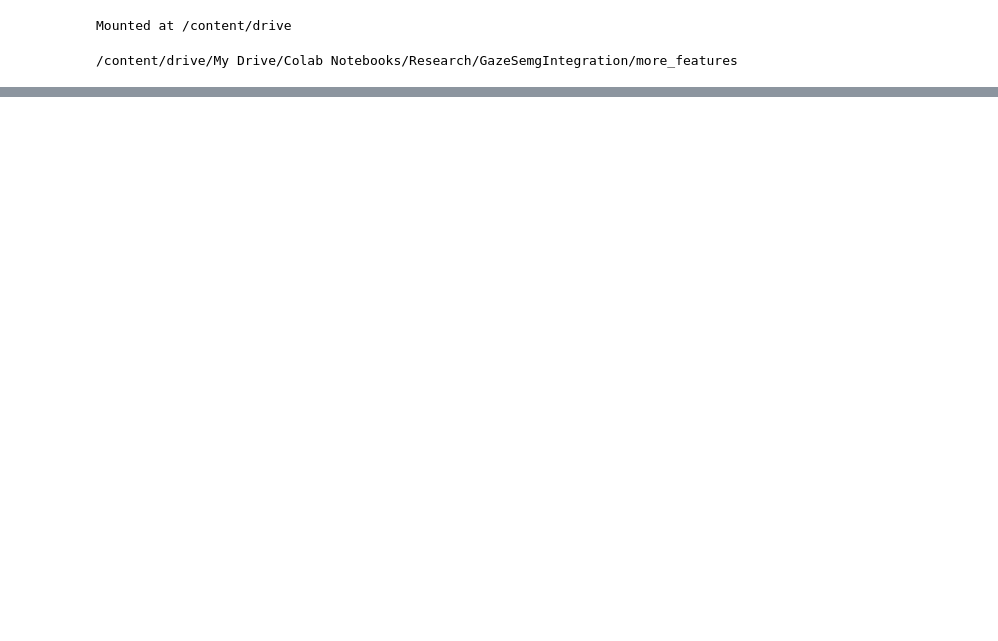
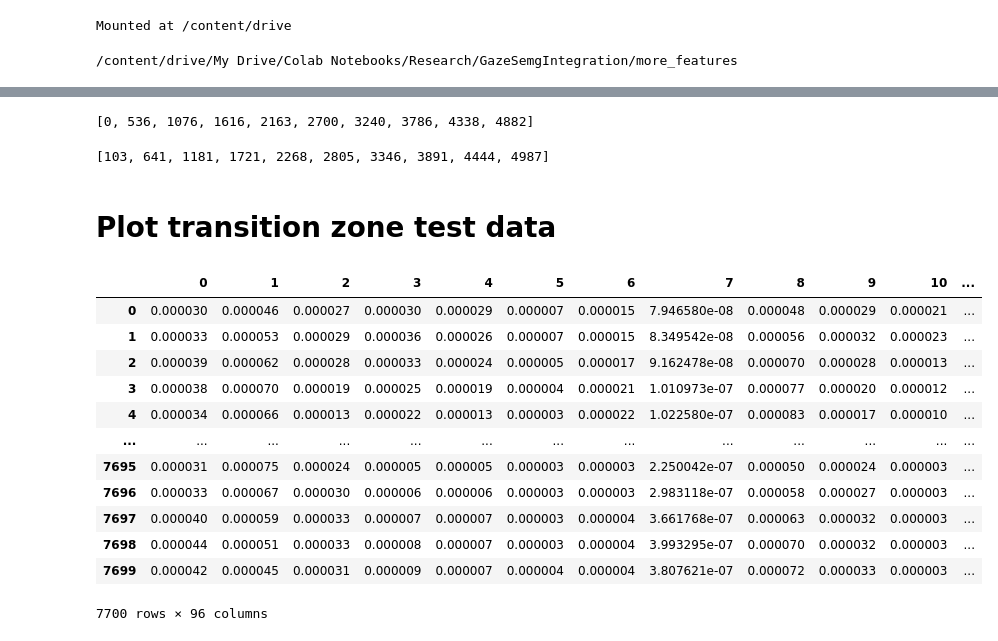
Before and after one commit to MountStonne/GazeSemgIntegration, a Jupyter notebook: more_features/transition_analysis.ipynb, the cells around one changed output, grey strips where cells are left out. Cells and saved outputs as stored; diff of their text form; code cells hidden in the pictures; blank space fills up the shorter version.

```diff
--- a/more_features/transition_analysis.ipynb
+++ b/more_features/transition_analysis.ipynb
@@ -46,0 +122,24 @@ trainx
+# %%
+ten_start_point
+ten_end_point
+# %% [output]
+[0, 536, 1076, 1616, 2163, 2700, 3240, 3786, 4338, 4882]
+[103, 641, 1181, 1721, 2268, 2805, 3346, 3891, 4444, 4987]
+# %% [markdown]
+# Plot transition zone test data
+# %%
+testx_t
+# %% [output]
+|  | 0 | 1 | 2 | 3 | 4 | 5 | 6 | 7 | 8 | 9 | 10 | ... |
+| 0 | 0.000030 | 0.000046 | 0.000027 | 0.000030 | 0.000029 | 0.000007 | 0.000015 | 7.946580e-08 | 0.000048 | 0.000029 | 0.000021 | ... |
+| 1 | 0.000033 | 0.000053 | 0.000029 | 0.000036 | 0.000026 | 0.000007 | 0.000015 | 8.349542e-08 | 0.000056 | 0.000032 | 0.000023 | ... |
+| 2 | 0.000039 | 0.000062 | 0.000028 | 0.000033 | 0.000024 | 0.000005 | 0.000017 | 9.162478e-08 | 0.000070 | 0.000028 | 0.000013 | ... |
+| 3 | 0.000038 | 0.000070 | 0.000019 | 0.000025 | 0.000019 | 0.000004 | 0.000021 | 1.010973e-07 | 0.000077 | 0.000020 | 0.000012 | ... |
+| 4 | 0.000034 | 0.000066 | 0.000013 | 0.000022 | 0.000013 | 0.000003 | 0.000022 | 1.022580e-07 | 0.000083 | 0.000017 | 0.000010 | ... |
+| ... | ... | ... | ... | ... | ... | ... | ... | ... | ... | ... | ... | ... |
+| 7695 | 0.000031 | 0.000075 | 0.000024 | 0.000005 | 0.000005 | 0.000003 | 0.000003 | 2.250042e-07 | 0.000050 | 0.000024 | 0.000003 | ... |
+| 7696 | 0.000033 | 0.000067 | 0.000030 | 0.000006 | 0.000006 | 0.000003 | 0.000003 | 2.983118e-07 | 0.000058 | 0.000027 | 0.000003 | ... |
+| 7697 | 0.000040 | 0.000059 | 0.000033 | 0.000007 | 0.000007 | 0.000003 | 0.000004 | 3.661768e-07 | 0.000063 | 0.000032 | 0.000003 | ... |
+| 7698 | 0.000044 | 0.000051 | 0.000033 | 0.000008 | 0.000007 | 0.000003 | 0.000004 | 3.993295e-07 | 0.000070 | 0.000032 | 0.000003 | ... |
+| 7699 | 0.000042 | 0.000045 | 0.000031 | 0.000009 | 0.000007 | 0.000004 | 0.000004 | 3.807621e-07 | 0.000072 | 0.000033 | 0.000003 | ... |
+7700 rows × 96 columns
```
Also changed, not shown: parts of 8 cells of this notebook.
